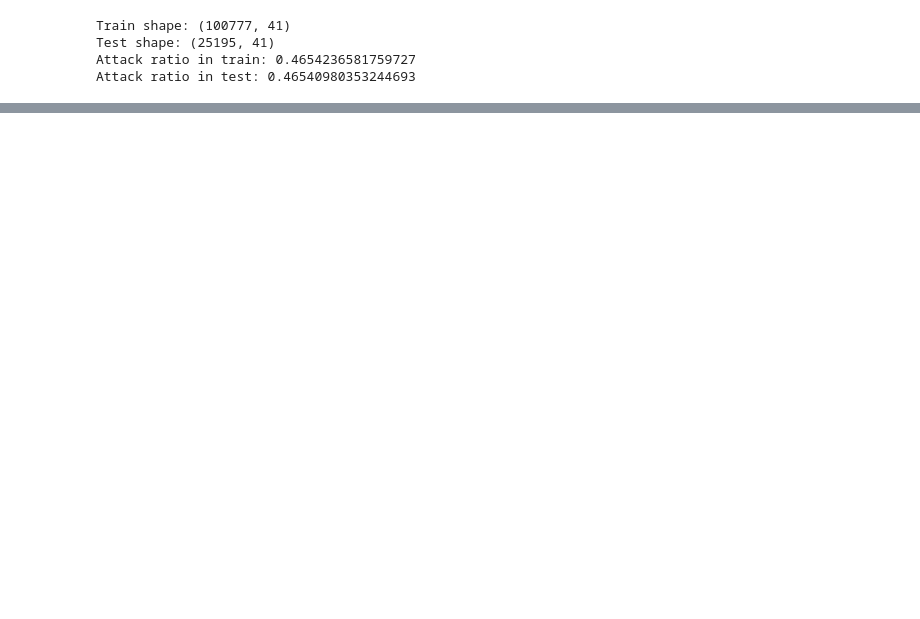
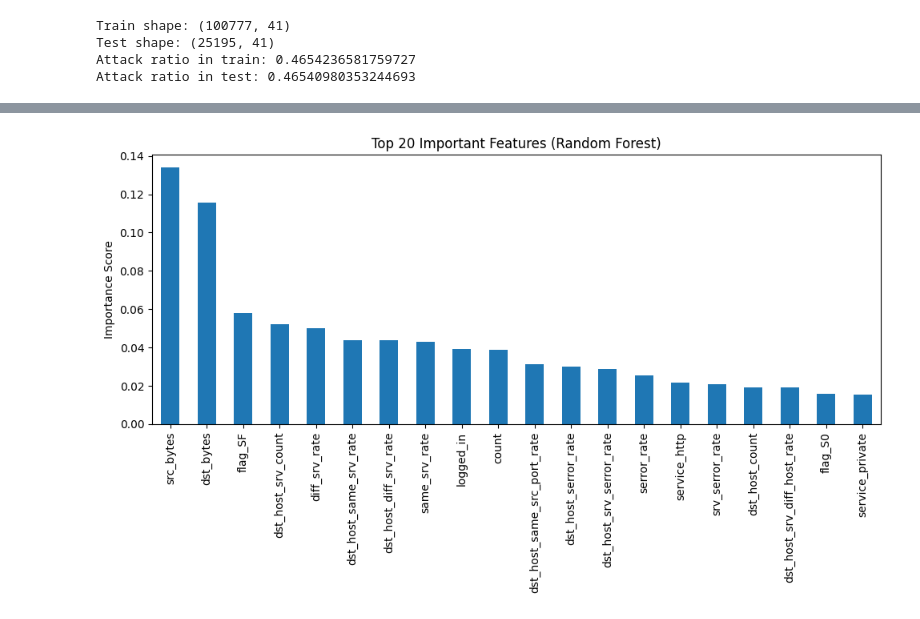
Before and after one commit to chevitividyasagar/Newspringbot, a Jupyter notebook: SENTINET.ipynb, the cells around one changed output, grey strips where cells are left out. Cells and saved outputs as stored; diff of their text form; code cells hidden in the pictures; blank space fills up the shorter version.

```diff
--- a/SENTINET.ipynb
+++ b/SENTINET.ipynb
@@ -320,0 +842,38 @@ Test shape: (25195, 120)
+# %%
+data["target"] = data["label"].apply(lambda x: 0 if x=="normal" else 1)
+# %%
+categorical_cols = ["protocol_type", "service", "flag"]
+numeric_cols = [col for col in data.columns if col not in categorical_cols + ["label", "difficulty", "target"]]
+# %%
+import pandas as pd
+
+data_enc = pd.get_dummies(data, columns=categorical_cols, drop_first=True)
+# %%
+from sklearn.preprocessing import StandardScaler
+
+scaler = StandardScaler()
+data_enc[numeric_cols] = scaler.fit_transform(data_enc[numeric_cols])
+# %%
+from sklearn.ensemble import RandomForestClassifier
+
+# Separate features and target
+X = data_enc.drop(columns=['label', 'difficulty', 'target'])
+y = data_enc['target']
+
+rf = RandomForestClassifier(n_estimators=200, random_state=42)
+rf.fit(X, y)
+
+importances = rf.feature_importances_
+feature_names = X.columns
+
+# Plot top 20
+feat_imp = pd.Series(importances, index=feature_names).sort_values(ascending=False)[:20]
+
+plt.figure(figsize=(10,6))
+feat_imp.plot(kind='bar')
+plt.title("Top 20 Important Features (Random Forest)")
+plt.ylabel("Importance Score")
+plt.tight_layout()
+plt.show()
+# %% [output]
+[figure, added]
```
Also changed, not shown: parts of 41 cells of this notebook.
